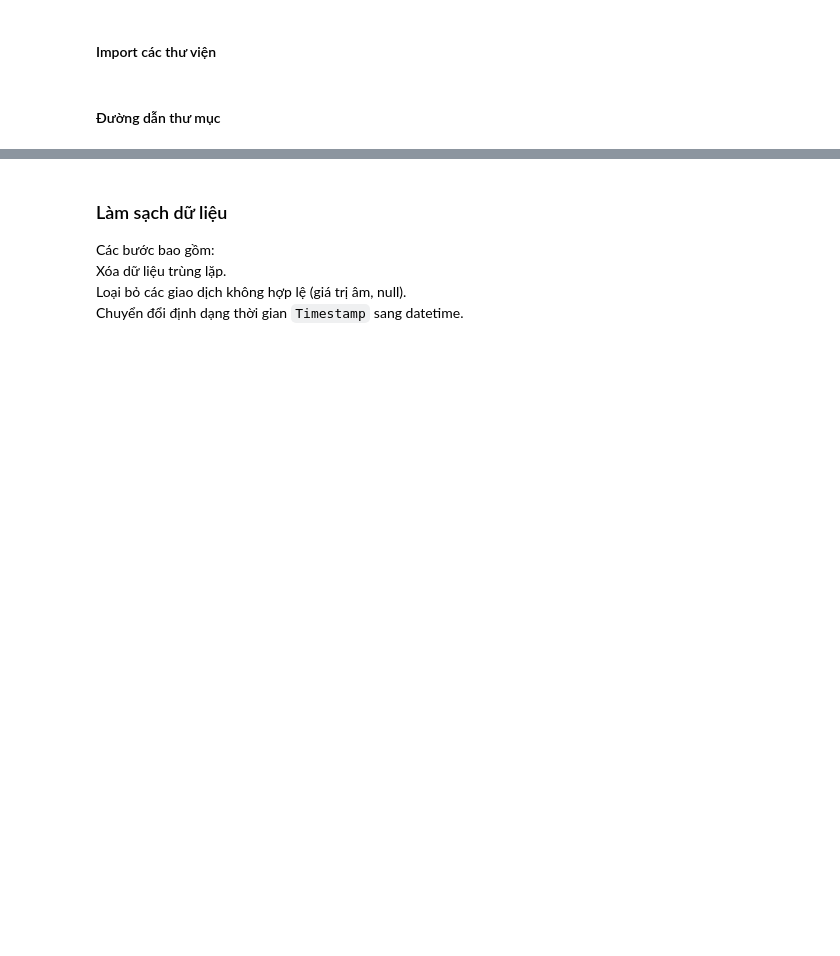
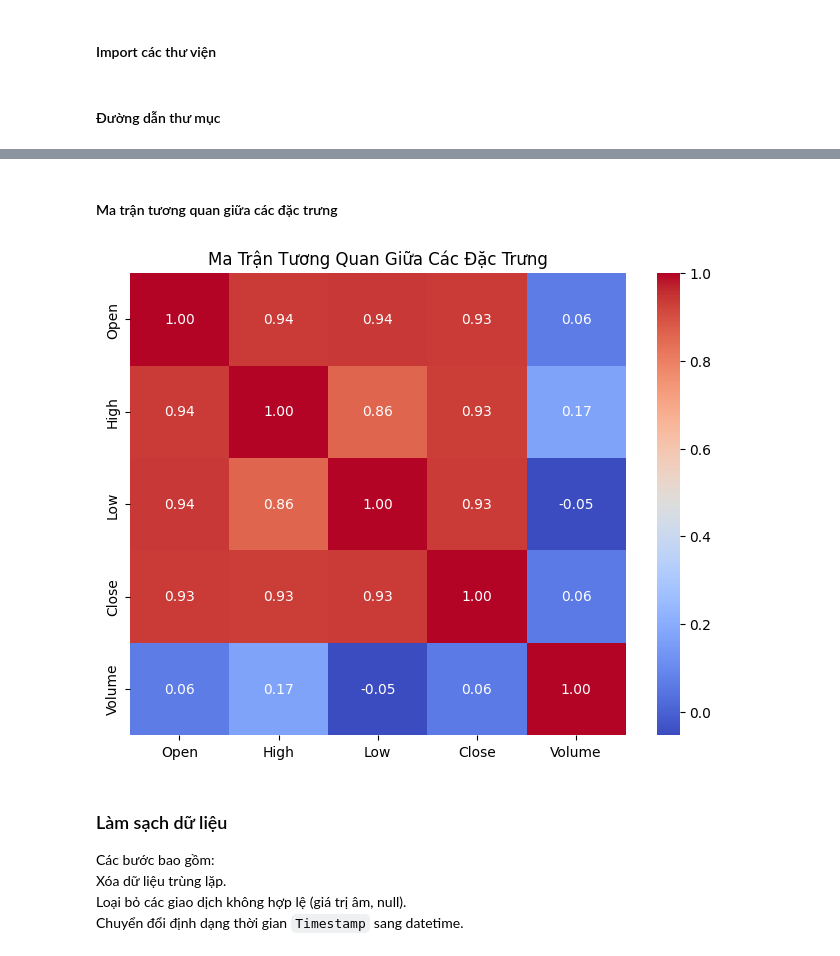
Before and after one commit to ngwkhai/CI_DeFi, a Jupyter notebook: notebooks/old_data_processing.ipynb, the cells around one changed output, grey strips where cells are left out. Drawn from its saved outputs; the diff is of its cells as text; code cells hidden in the pictures; blank space fills up the shorter version.

```diff
--- a/notebooks/old_data_processing.ipynb
+++ b/notebooks/old_data_processing.ipynb
@@ -63,3 +126,14 @@ print(data.head())
+# %% [markdown]
+#### Ma trận tương quan giữa các đặc trưng
+# %%
+plt.figure(figsize=(8, 6))
+correlation = df[["Open", "High", "Low", "Close", "Volume"]].corr()
+sns.heatmap(correlation, annot=True, cmap='coolwarm', fmt='.2f')
+plt.title("Ma Trận Tương Quan Giữa Các Đặc Trưng")
+plt.savefig(os.path.join(plot_dir, "correlation_matrix.png"))
+plt.show()
+# %% [output]
+[figure, added]
 # %% [markdown]
 ### Làm sạch dữ liệu
 Các bước bao gồm:
```
Also changed, not shown: parts of 15 cells of this notebook, 9 other files.
